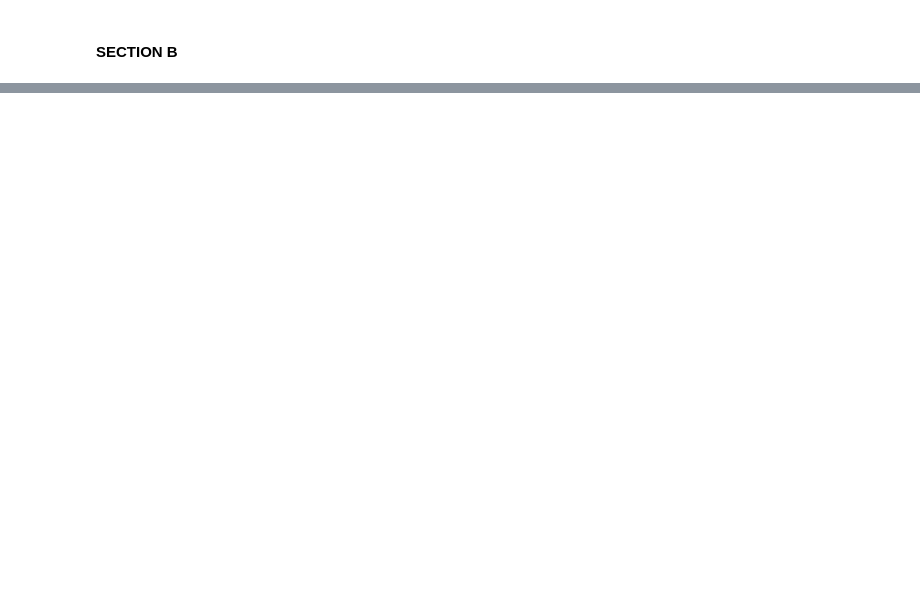
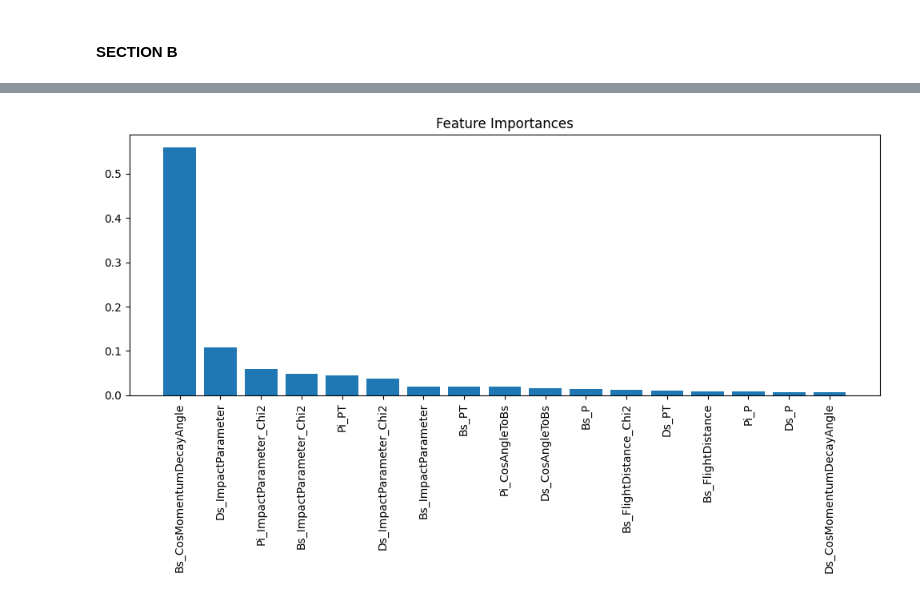
Before and after one commit to AlikMon88/Event-Classification-Boson-Decay, a Jupyter notebook: section_b.ipynb, the cells around one changed output, grey strips where cells are left out. Drawn from its saved outputs; the diff is of its cells as text; code cells hidden in the pictures; blank space fills up the shorter version.

```diff
--- a/section_b.ipynb
+++ b/section_b.ipynb
@@ -112,12 +311,13 @@ indices = np.argsort(importance)[::-1]
 # %%
-
 # Plot feature importances
 plt.figure(figsize=(10, 6))
 plt.title("Feature Importances")
-plt.bar(range(len(features)), importance[indices], align="center")
-plt.xticks(range(len(features)), [features[i] for i in indices], rotation=90)
+plt.bar(range(len(variables)), importance[indices], align="center")
+plt.xticks(range(len(variables)), [variables[i] for i in indices], rotation=90)
 plt.tight_layout()
 plt.savefig("feature_importances.png")
+# %% [output]
+[figure, added]
 # %%
 # Function to fit the B_M distribution
 def fit_mass_distribution(df, mass_range=(5300, 5500)):
```
Also changed, not shown: parts of 16 cells of this notebook, 10 other files.
